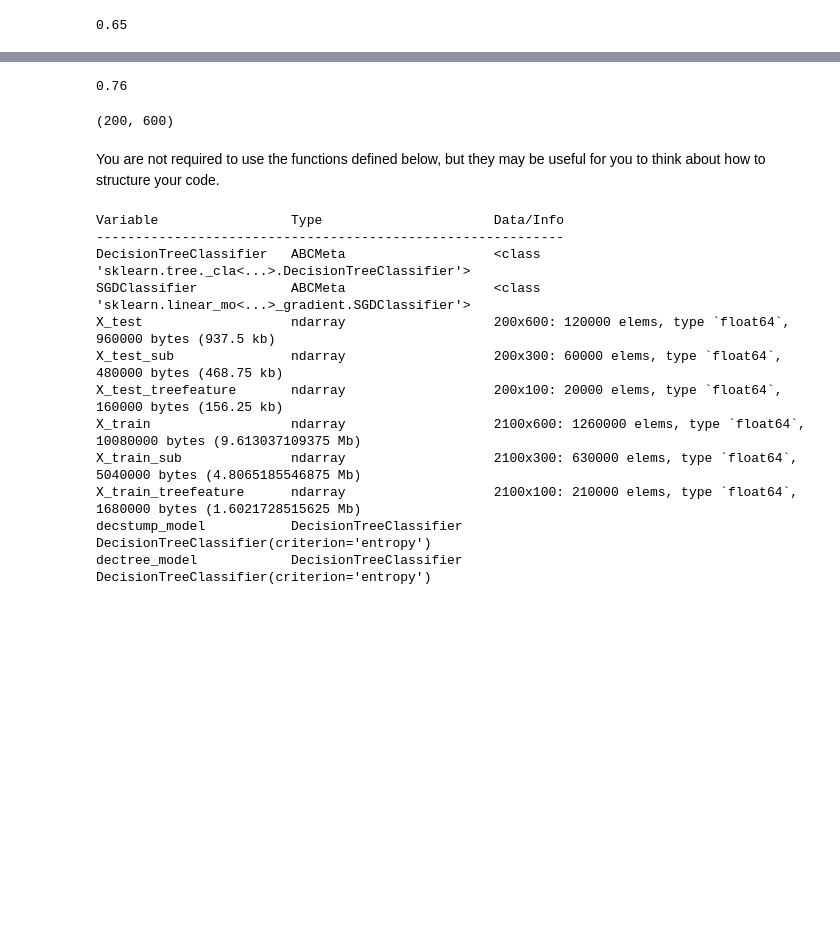
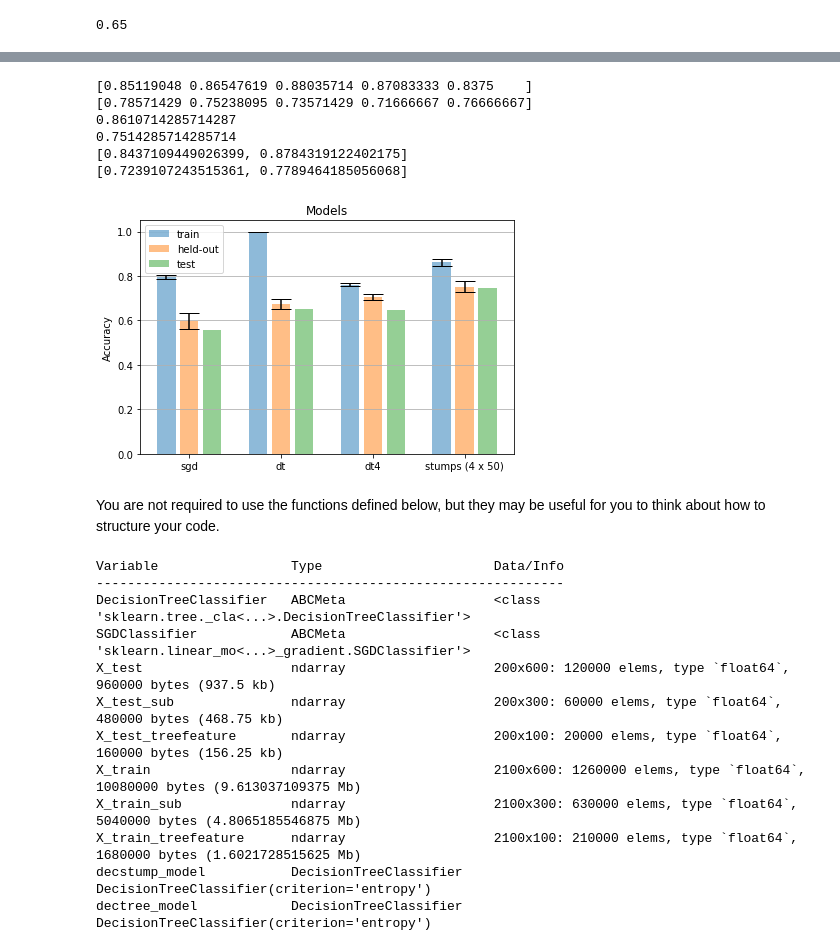
Before and after one commit to DayongTong/CIS519Git, a Jupyter notebook: Homework1/hw1-materials/hw1-materials/hw1.ipynb, the cells around one changed output, grey strips where cells are left out. Drawn from its saved outputs; the diff is of its cells as text; code cells hidden in the pictures; blank space fills up the shorter version.

Commit message:
finished cross validation and testing, finished part a

```diff
--- a/Homework1/hw1-materials/hw1-materials/hw1.ipynb
+++ b/Homework1/hw1-materials/hw1-materials/hw1.ipynb
@@ -44,7 +86,10 @@ SGDClassifier(loss='log', max_iter=10000)
 # %%
+# decision tree full train and test set
+
 dectree_model = DecisionTreeClassifier(criterion='entropy')
 dectree_model = dectree_model.fit(X_train,y_train)
 dectree_model.predict(X_test)
-dectree_model.score(X_test,y_test)
+dectree_testing_accuracy = dectree_model.score(X_test,y_test)
+print(dectree_testing_accuracy)
 # %% [output]
 0.65
@@ -51,6 +140,9 @@ dectree_model.score(X_test,y_test)
 # %%
+# stump decision tree full train and test set
+
 decstump_model = DecisionTreeClassifier(criterion='entropy', max_depth=4)
 decstump_model = dectree_model.fit(X_train,y_train)
 temp = decstump_model.predict(X_test)
-decstump_model.score(X_test,y_test)
+decstump_testing_accuracy = decstump_model.score(X_test,y_test)
+print(decstump_testing_accuracy)
 # %% [output]
@@ -58 +234,50 @@ decstump_model.score(X_test,y_test)
+# %%
+# use hybrid training function
+
+k = 5
+acc_train_hybrid = np.zeros(k)
+acc_heldout_hybrid = np.zeros(k)
+for i in range(k):
+    X_train_cv_fileloc = "madelon/cross_validation/cv-train-X." + str(i) + ".npy"
+    X_train_cv = np.load(X_train_cv_fileloc)
+    y_train_cv_fileloc = "madelon/cross_validation/cv-train-y." + str(i) + ".npy"
+    y_train_cv = np.load(y_train_cv_fileloc)
+    X_heldout_cv_fileloc = "madelon/cross_validation/cv-heldout-X." + str(i) + ".npy"
+    X_heldout_cv = np.load(X_heldout_cv_fileloc)
+    y_heldout_cv_fileloc = "madelon/cross_validation/cv-heldout-y." + str(i) + ".npy"
+    y_heldout_cv = np.load(y_heldout_cv_fileloc)
+    acc_train_hybrid[i],acc_heldout_hybrid[i],sgd_hybrid = train_hybrid_model(X_train_cv,y_train_cv,\
+                                                                              X_heldout_cv,y_heldout_cv)
+
+std_train_hybrid = np.std(acc_train_hybrid)
+std_heldout_hybrid = np.std(acc_heldout_hybrid)
+acc_train_hybrid_avg = np.average(acc_train_hybrid)
+acc_heldout_hybrid_avg = np.average(acc_heldout_hybrid)
+CI_train_hybrid = [acc_train_hybrid_avg - 2.571 * np.std(acc_train_hybrid) / np.sqrt(k),\
+                acc_train_hybrid_avg + 2.571 * np.std(acc_train_hybrid) / np.sqrt(k)]
+CI_heldout_hybrid = [acc_heldout_hybrid_avg - 2.571 * np.std(acc_heldout_hybrid) / np.sqrt(k),\
+                  acc_heldout_hybrid_avg + 2.571 * np.std(acc_heldout_hybrid) / np.sqrt(k)]
+# %%
+print(acc_train_hybrid)
+print(acc_heldout_hybrid)
+print(acc_train_hybrid_avg)
+print(acc_heldout_hybrid_avg)
+print(CI_train_hybrid)
+print(CI_heldout_hybrid)
+# %% [output]
+[0.85119048 0.86547619 0.88035714 0.87083333 0.8375    ]
+[0.78571429 0.75238095 0.73571429 0.71666667 0.76666667]
+0.8610714285714287
+0.7514285714285714
+[0.8437109449026399, 0.8784319122402175]
+[0.7239107243515361, 0.7789464185056068]
+# %%
+# plot the results
+
+plot_results(acc_train_sgd_avg, std_train_sgd, acc_heldout_sgd_avg, std_heldout_sgd, sgd_testing_accuracy,
+             acc_train_dectree_avg, std_train_dectree, acc_heldout_dectree_avg, std_heldout_dectree, dectree_testing_accuracy,
+             acc_train_decstump_avg, std_train_decstump, acc_heldout_decstump_avg, std_heldout_decstump, decstump_testing_accuracy,
+             acc_train_hybrid_avg, std_train_hybrid, acc_heldout_hybrid_avg, std_heldout_hybrid, sgd_hybrid_testing_accuracy)
+# %% [output]
+[figure, added]
 # %%
@@ -80,18 +322,3 @@ sgd_hybrid = sgd_hybrid.fit(X_train_treefeature,y_train)
-# %%
-X_test_treefeature = np.empty([X_test.shape[0],tree_num])
-index_vec = feature_indexes.astype(int)
-
-for i in range(tree_num):
-    X_test_sub = np.delete(X_test,index_vec[i,:],1)
-    X_test_treefeature[:,i] = forest[i].predict(X_test_sub)
-sgd_hybrid.predict(X_test_treefeature)
-sgd_hybrid.score(X_test_treefeature,y_test)
-# %% [output]
-0.76
-# %%
-np.shape(X_test)
-# %% [output]
-(200, 600)
 # %%
 import numpy as np
 
```
Also changed, not shown: parts of 12 cells of this notebook.
